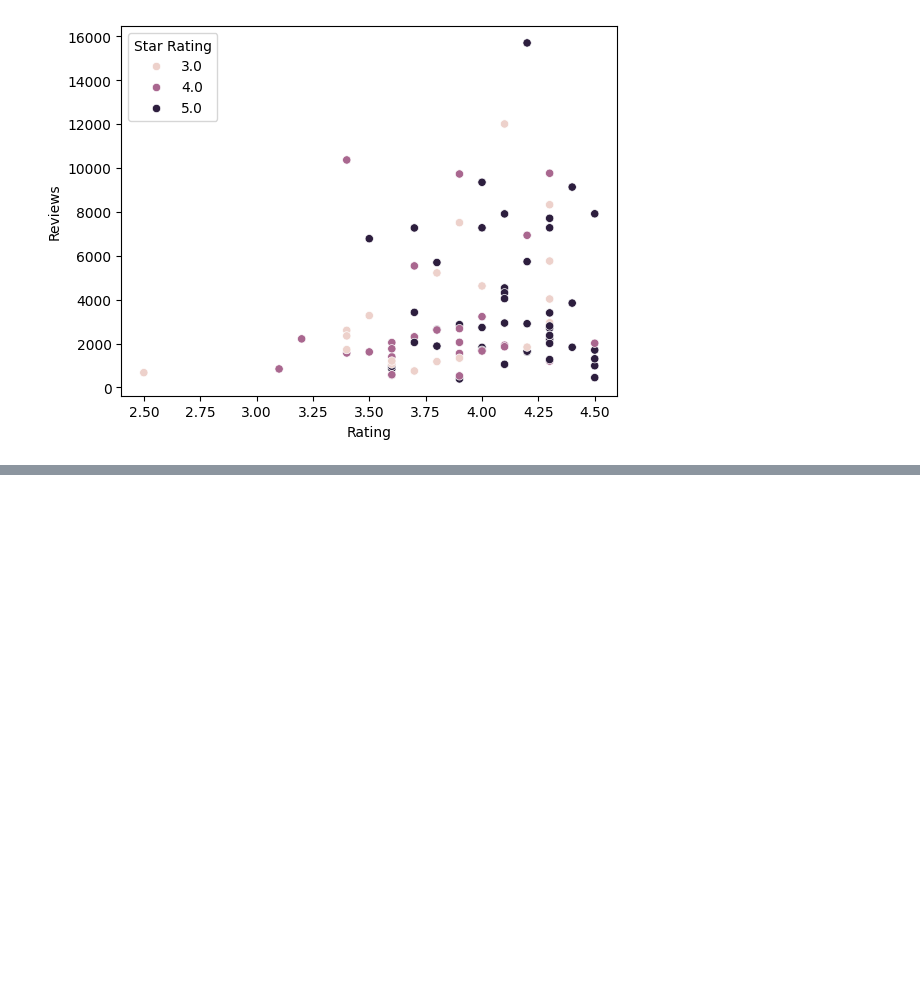
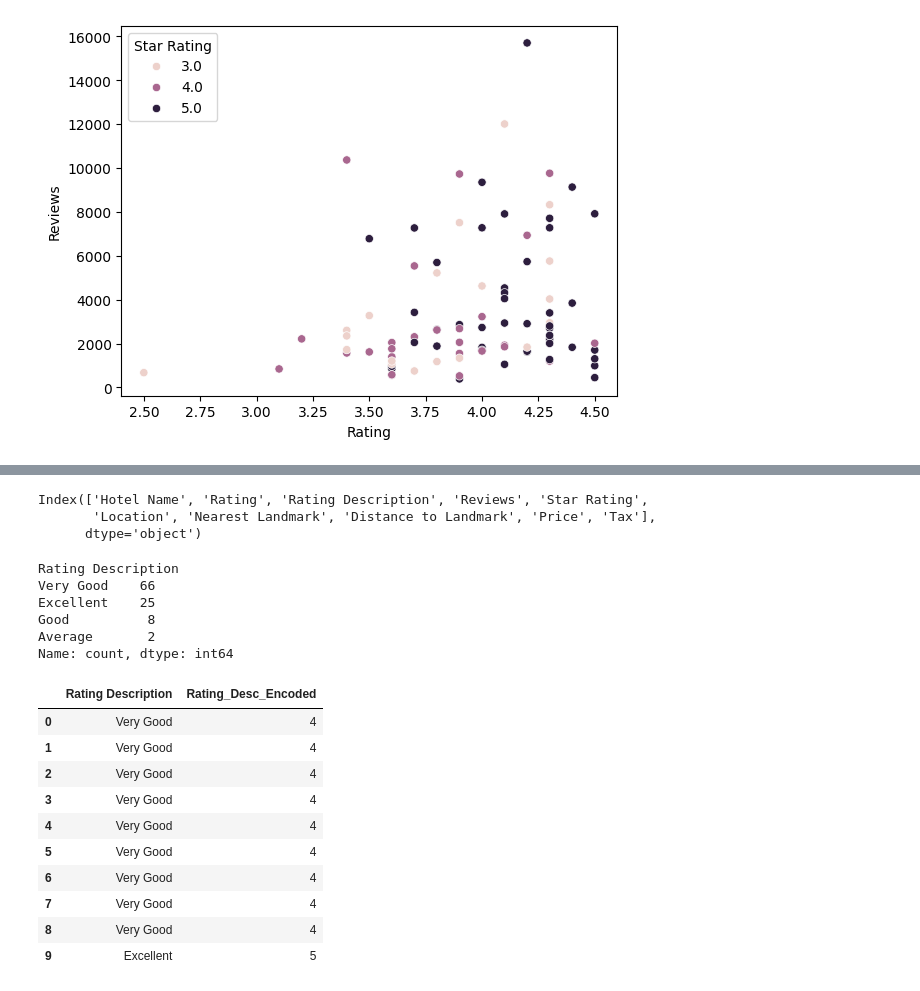
Before and after one commit to yashvikaushik/Artificial_Intelligence, a Jupyter notebook: SmartTravelRecomenderSyatem/Delhi_Hotel_EDA_and_Preprocessing.ipynb, the cells around one changed output, grey strips where cells are left out. Drawn from its saved outputs; the diff is of its cells as text; code cells hidden in the pictures; blank space fills up the shorter version.

```diff
--- a/SmartTravelRecomenderSyatem/Delhi_Hotel_EDA_and_Preprocessing.ipynb
+++ b/SmartTravelRecomenderSyatem/Delhi_Hotel_EDA_and_Preprocessing.ipynb
@@ -113,0 +132,2 @@ sns.barplot(data=df,x=df['Rating'],y=df['Reviews'])
+# %%
+df_clean['Distance to Landmark'] = df_clean['Distance to Landmark'].apply(convert_distance)
@@ -113,0 +163,15 @@ sns.barplot(data=df,x=df['Rating'],y=df['Reviews'])
+# %%
+df_clean.columns
+# %% [output]
+Index(['Hotel Name', 'Rating', 'Rating Description', 'Reviews', 'Star Rating',
+       'Location', 'Nearest Landmark', 'Distance to Landmark', 'Price', 'Tax'],
+      dtype='object')
+# %%
+df_clean['Rating Description'].value_counts()
+# %% [output]
+Rating Description
+Very Good    66
+Excellent    25
+Good          8
+Average       2
+Name: count, dtype: int64
@@ -113,0 +191,14 @@ sns.barplot(data=df,x=df['Rating'],y=df['Reviews'])
+# %%
+df_clean[['Rating Description', 'Rating_Desc_Encoded']].head(10)
+# %% [output]
+|  | Rating Description | Rating_Desc_Encoded |
+| 0 | Very Good | 4 |
+| 1 | Very Good | 4 |
+| 2 | Very Good | 4 |
+| 3 | Very Good | 4 |
+| 4 | Very Good | 4 |
+| 5 | Very Good | 4 |
+| 6 | Very Good | 4 |
+| 7 | Very Good | 4 |
+| 8 | Very Good | 4 |
+| 9 | Excellent | 5 |
```
Also changed, not shown: parts of 21 cells of this notebook, 5 other files.
